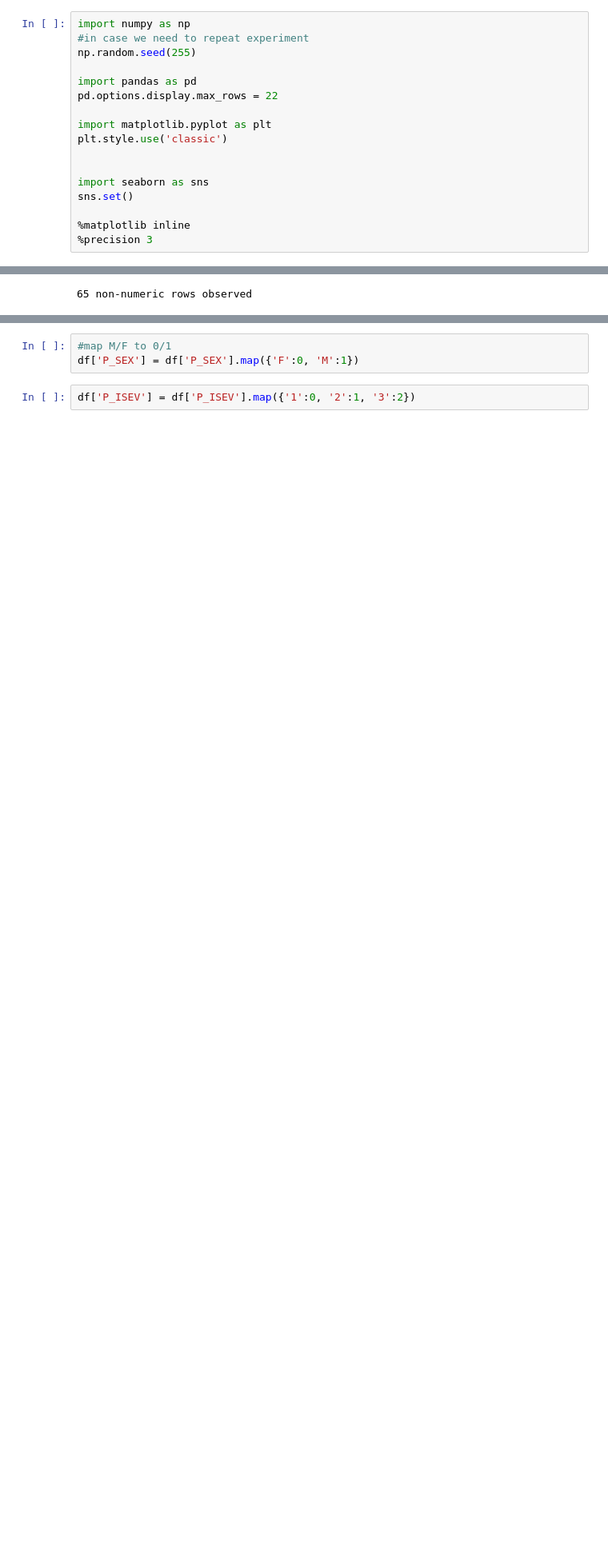
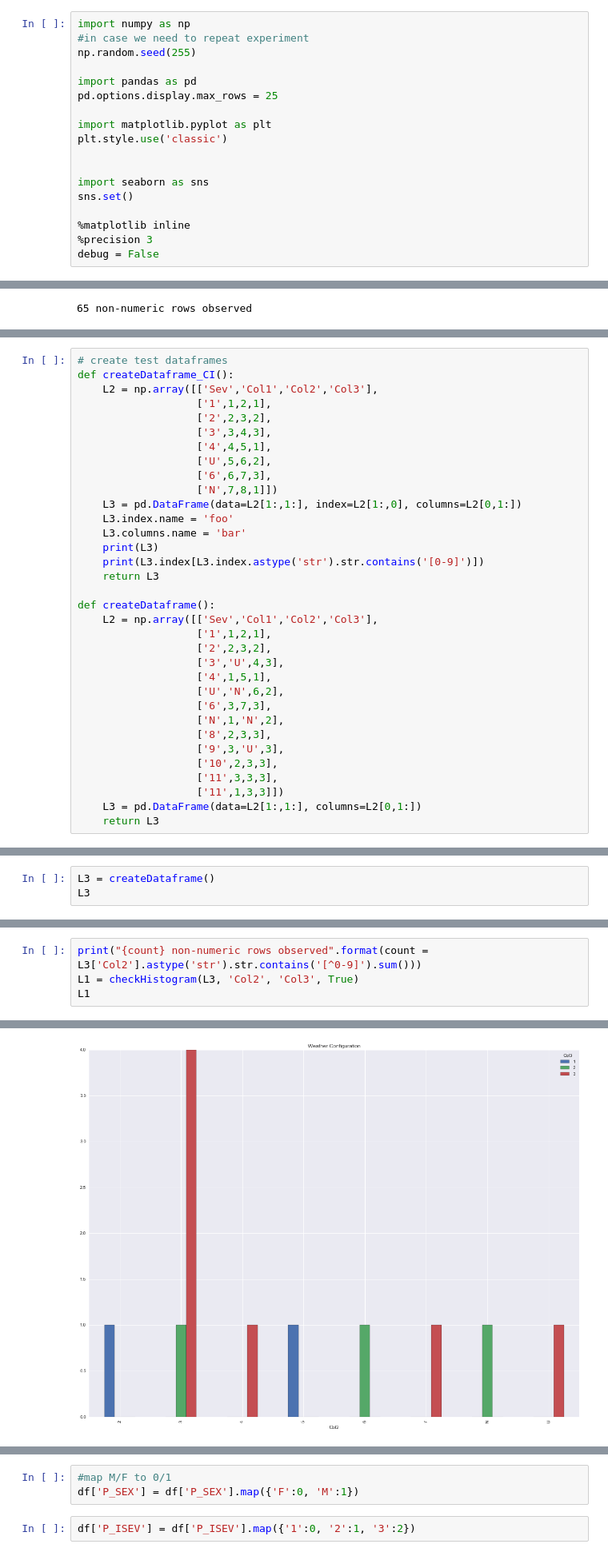
Before and after one commit to pgunabal/Capstone_CKME136_Winter_2018, a Jupyter notebook: CKME136_2018_dataprep.ipynb, the cells around one changed output, grey strips where cells are left out. Shown at 80% size. Drawn from its saved outputs; the diff is of its cells as text; blank space fills up the shorter version.

Commit message:
more data cleaning

```diff
--- a/CKME136_2018_dataprep.ipynb
+++ b/CKME136_2018_dataprep.ipynb
@@ -8,7 +8,7 @@ import numpy as np
 np.random.seed(255)
 
 import pandas as pd
-pd.options.display.max_rows = 22
+pd.options.display.max_rows = 25
 
 import matplotlib.pyplot as plt
 plt.style.use('classic')
@@ -19,3 +19,4 @@ sns.set()
 
 %matplotlib inline
 %precision 3
+debug = False
@@ -283,3 +282,37 @@ C_CONF
 41       24552   34686   450
 QQ      104630  138736  2269
 UU       58795   83645   969
+# %%
+# create test dataframes
+def createDataframe_CI():
+    L2 = np.array([['Sev','Col1','Col2','Col3'],
+                   ['1',1,2,1],
+                   ['2',2,3,2],
+                   ['3',3,4,3],
+                   ['4',4,5,1],
+                   ['U',5,6,2],
+                   ['6',6,7,3],
+                   ['N',7,8,1]])
+    L3 = pd.DataFrame(data=L2[1:,1:], index=L2[1:,0], columns=L2[0,1:])
+    L3.index.name = 'foo'
+    L3.columns.name = 'bar'
+    print(L3)
+    print(L3.index[L3.index.astype('str').str.contains('[0-9]')])
+    return L3
+
+def createDataframe():
+    L2 = np.array([['Sev','Col1','Col2','Col3'],
+                   ['1',1,2,1],
+                   ['2',2,3,2],
+                   ['3','U',4,3],
+                   ['4',1,5,1],
+                   ['U','N',6,2],
+                   ['6',3,7,3],
+                   ['N',1,'N',2],
+                   ['8',2,3,3],
+                   ['9',3,'U',3],
+                   ['10',2,3,3],
+                   ['11',3,3,3],
+                   ['11',1,3,3]])
+    L3 = pd.DataFrame(data=L2[1:,1:], columns=L2[0,1:])
+    return L3
@@ -285,0 +393,3 @@ UU       58795   83645   969
+# %%
+L3 = createDataframe()
+L3
@@ -285,0 +410,5 @@ UU       58795   83645   969
+# %%
+print("{count} non-numeric rows observed".format(count = L3['Col2'].astype('str').str.contains('[^0-9]').sum()))
+L1 = checkHistogram(L3, 'Col2', 'Col3', True)
+L1
+# %% [output]
@@ -285,0 +426 @@ UU       58795   83645   969
+[figure, added]
```
Also changed, not shown: parts of 60 cells of this notebook, 1 other file.
